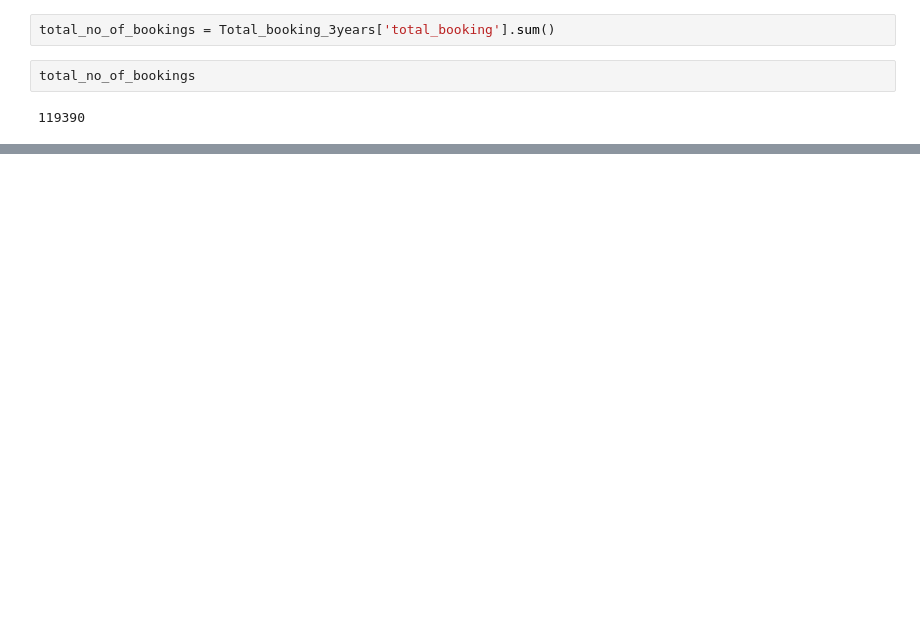
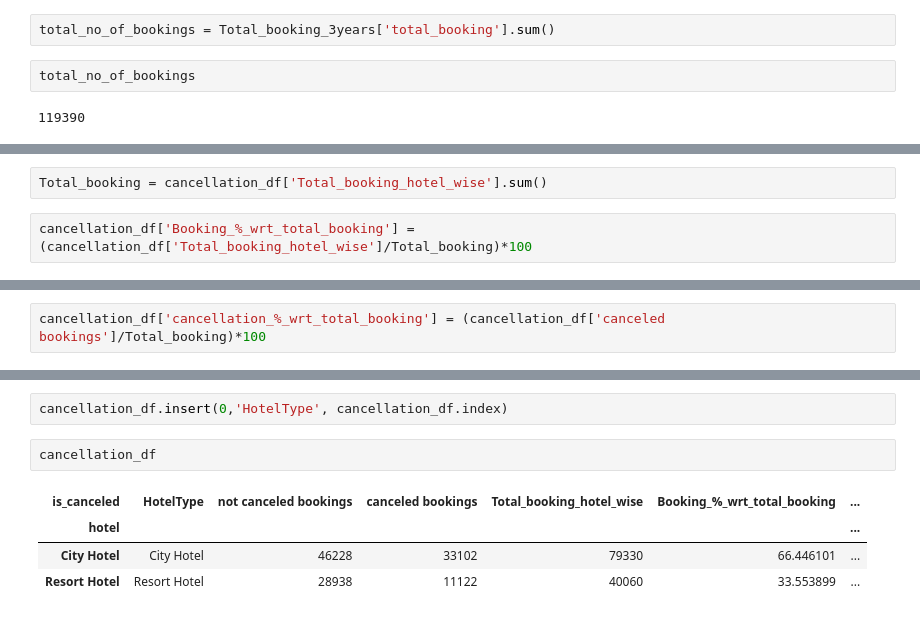
Before and after one commit to DebarajPurohit/Hotel_booking_analysis, a Jupyter notebook: Hotel_Booking_Analysis_Capstone_Project.ipynb, the cells around one changed output, grey strips where cells are left out. Drawn from its saved outputs; the diff is of its cells as text; blank space fills up the shorter version.

```diff
--- a/Hotel_Booking_Analysis_Capstone_Project.ipynb
+++ b/Hotel_Booking_Analysis_Capstone_Project.ipynb
@@ -183,0 +246,4 @@ Name: City Hotel, dtype: float64
+# %%
+Total_booking = cancellation_df['Total_booking_hotel_wise'].sum()
+# %%
+cancellation_df['Booking_%_wrt_total_booking'] = (cancellation_df['Total_booking_hotel_wise']/Total_booking)*100
@@ -183,0 +259,2 @@ Name: City Hotel, dtype: float64
+# %%
+cancellation_df['cancellation_%_wrt_total_booking'] = (cancellation_df['canceled bookings']/Total_booking)*100
@@ -183,0 +268,9 @@ Name: City Hotel, dtype: float64
+# %%
+cancellation_df.insert(0,'HotelType', cancellation_df.index)
+# %%
+cancellation_df
+# %% [output]
+| is_canceled | HotelType | not canceled bookings | canceled bookings | Total_booking_hotel_wise | Booking_%_wrt_total_booking | ... |
+| hotel |  |  |  |  |  | ... |
+| City Hotel | City Hotel | 46228 | 33102 | 79330 | 66.446101 | ... |
+| Resort Hotel | Resort Hotel | 28938 | 11122 | 40060 | 33.553899 | ... |
```
Also changed, not shown: parts of 24 cells of this notebook.
